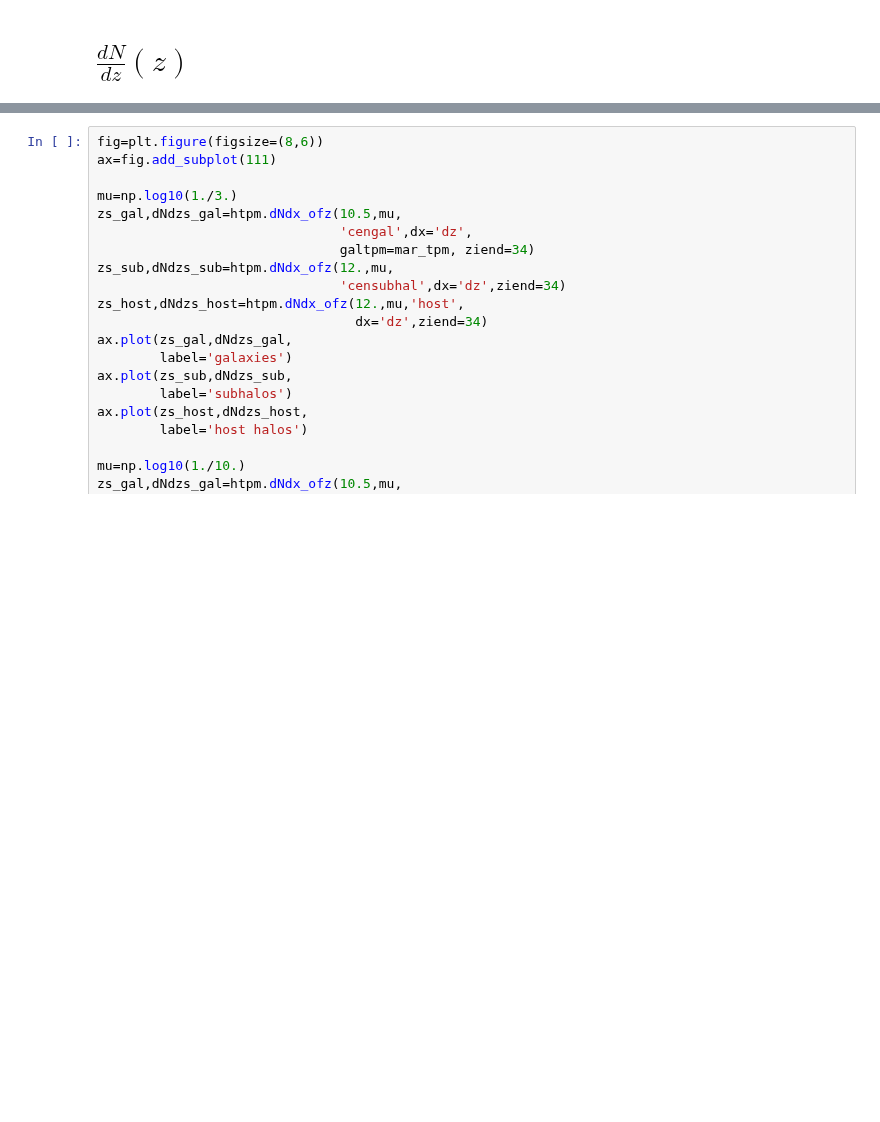
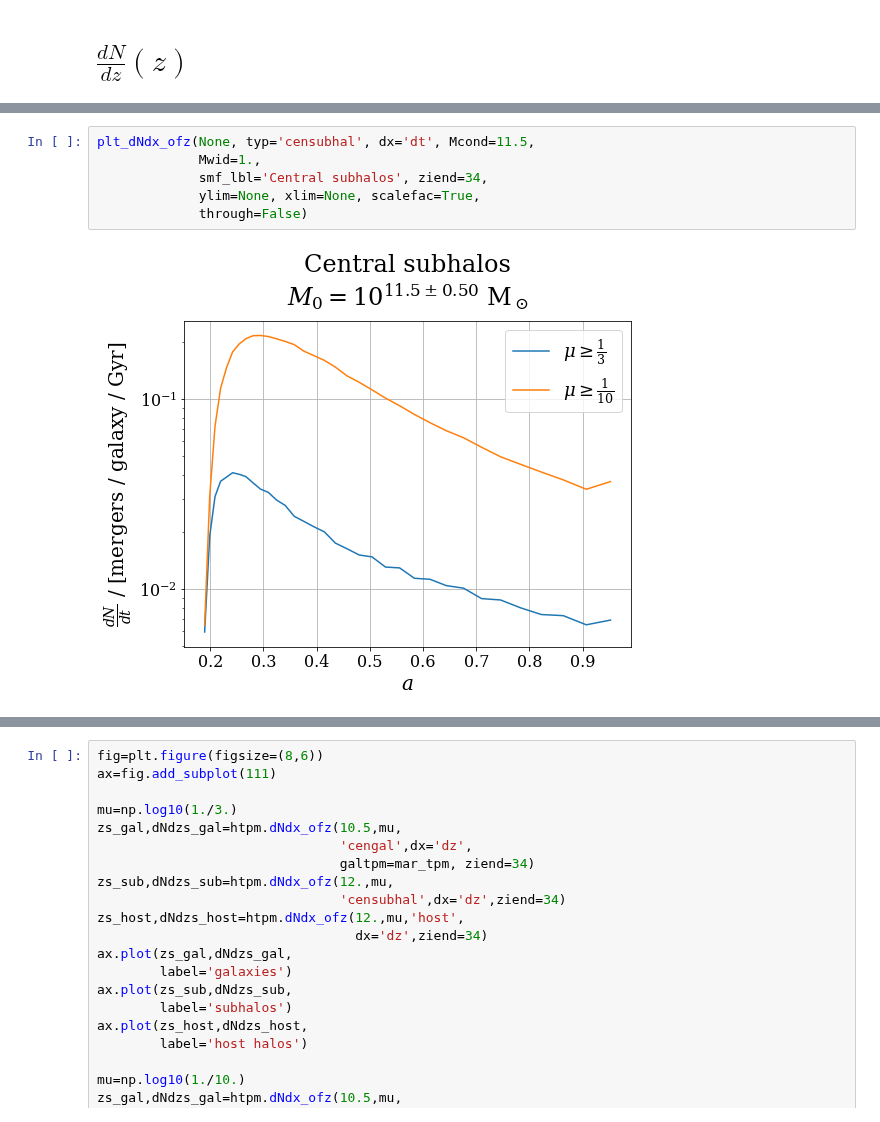
Before and after one commit to patricks1/mergers, a Jupyter notebook: mergers3/dNdx.ipynb, the cells around one changed output, grey strips where cells are left out. Saved outputs shown, nothing was run; the diff lists cells and outputs as text; blank space fills up the shorter version.

```diff
--- a/mergers3/dNdx.ipynb
+++ b/mergers3/dNdx.ipynb
@@ -167,0 +225,8 @@ building merger tree
+# %%
+plt_dNdx_ofz(None, typ='censubhal', dx='dt', Mcond=11.5,
+             Mwid=1.,
+             smf_lbl='Central subhalos', ziend=34,
+             ylim=None, xlim=None, scalefac=True,
+             through=False)
+# %% [output]
+[figure, added]
```
Also changed, not shown: parts of 13 cells of this notebook, 1 other file.
